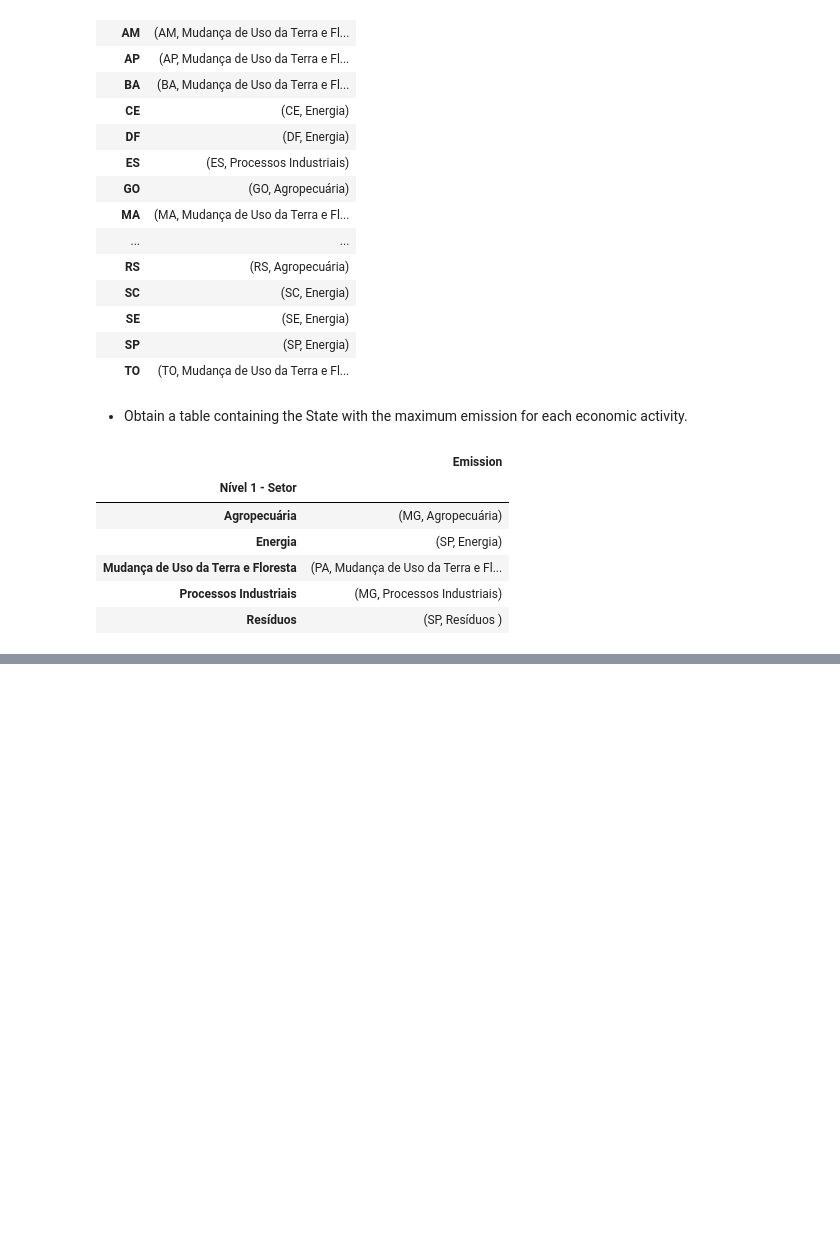
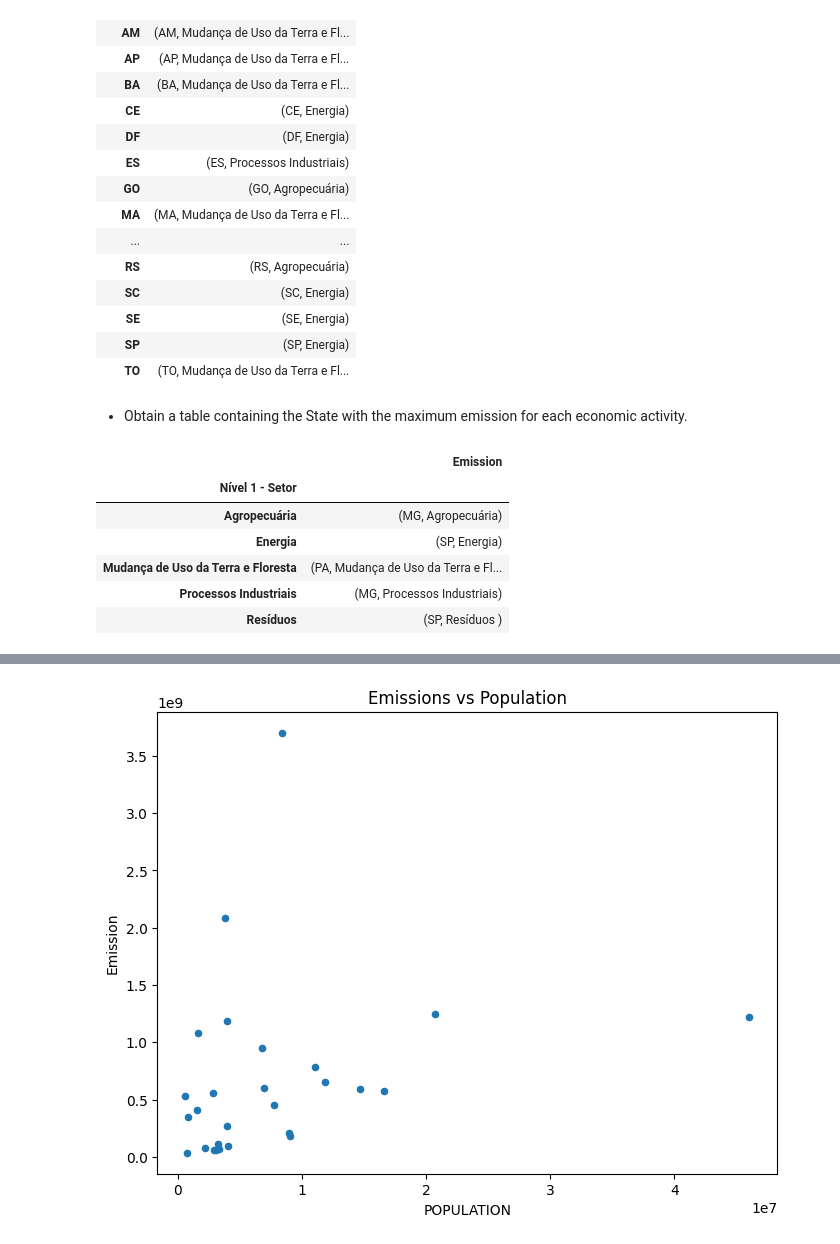
Before and after one commit to melnotte/data-science-specialization, a Jupyter notebook: Pandas_seleccionar_y_agrupar_datos.ipynb, the cells around one changed output, grey strips where cells are left out. Drawn from its saved outputs; the diff is of its cells as text; code cells hidden in the pictures; blank space fills up the shorter version.

```diff
--- a/Pandas_seleccionar_y_agrupar_datos.ipynb
+++ b/Pandas_seleccionar_y_agrupar_datos.ipynb
@@ -677,0 +760,2 @@ max_emission_activity.groupby(level = 1).idxmax()
+# %%
+pob_states['POPULATION'] = pob_states['POPULATION'].astype(int)
@@ -677,0 +779,3 @@ max_emission_activity.groupby(level = 1).idxmax()
+# %%
+pob_states = pob_states.groupby('UF')[['POPULATION']].sum().reset_index()
+pob_states
@@ -677,0 +800,3 @@ max_emission_activity.groupby(level = 1).idxmax()
+# %%
+states_emissions_2021 = emissions_by_year[emissions_by_year['Year'] == 2021].groupby('Estado')[['Emission']].sum().reset_index()
+states_emissions_2021
@@ -677,0 +821,3 @@ max_emission_activity.groupby(level = 1).idxmax()
+# %%
+states_pob_emissions = pd.merge(states_emissions_2021, pob_states, left_on = 'Estado', right_on = 'UF')
+states_pob_emissions
@@ -677,0 +842,4 @@ max_emission_activity.groupby(level = 1).idxmax()
+# %%
+states_pob_emissions.plot(x = 'POPULATION', y = 'Emission', kind = 'scatter', figsize = (8,6), title = 'Emissions vs Population');
+# %% [output]
+[figure, added]
```
Also changed, not shown: parts of 16 cells of this notebook.
